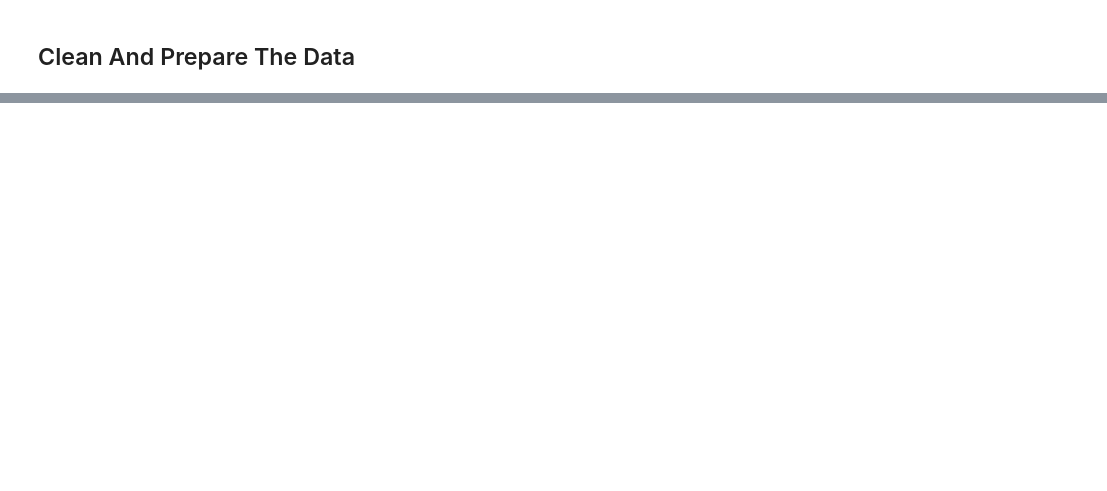
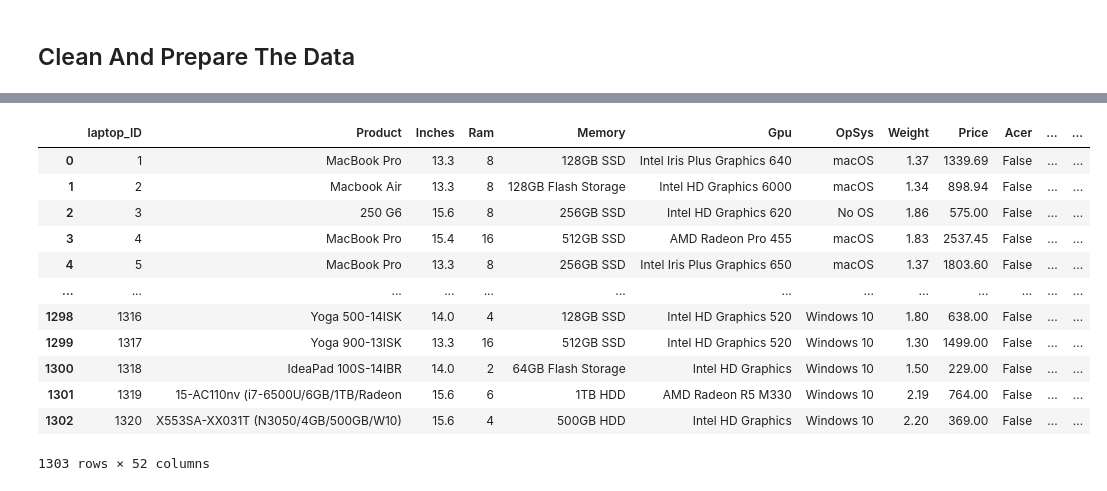
Before and after one commit to kaan4dev/laptopPricePrediction, a Jupyter notebook: df.ipynb, the cells around one changed output, grey strips where cells are left out. Saved outputs shown, nothing was run; the diff lists cells and outputs as text; code cells hidden in the pictures; blank space fills up the shorter version.

```diff
--- a/df.ipynb
+++ b/df.ipynb
@@ -37,0 +189,20 @@ df.rename(columns = {'Price_euros' : 'Price'}, inplace= True)
+# %%
+cpuCategories = pd.get_dummies(df.CpuBrand)
+cpuCategories.columns = [col + "_CPU" for col in cpuCategories.columns]
+
+df = df.join(cpuCategories)
+df.drop("CpuBrand", axis = 1)
+# %% [output]
+|  | laptop_ID | Product | Inches | Ram | Memory | Gpu | OpSys | Weight | Price | Acer | ... | ... |
+| 0 | 1 | MacBook Pro | 13.3 | 8 | 128GB SSD | Intel Iris Plus Graphics 640 | macOS | 1.37 | 1339.69 | False | ... | ... |
+| 1 | 2 | Macbook Air | 13.3 | 8 | 128GB Flash Storage | Intel HD Graphics 6000 | macOS | 1.34 | 898.94 | False | ... | ... |
+| 2 | 3 | 250 G6 | 15.6 | 8 | 256GB SSD | Intel HD Graphics 620 | No OS | 1.86 | 575.00 | False | ... | ... |
+| 3 | 4 | MacBook Pro | 15.4 | 16 | 512GB SSD | AMD Radeon Pro 455 | macOS | 1.83 | 2537.45 | False | ... | ... |
+| 4 | 5 | MacBook Pro | 13.3 | 8 | 256GB SSD | Intel Iris Plus Graphics 650 | macOS | 1.37 | 1803.60 | False | ... | ... |
+| ... | ... | ... | ... | ... | ... | ... | ... | ... | ... | ... | ... | ... |
+| 1298 | 1316 | Yoga 500-14ISK | 14.0 | 4 | 128GB SSD | Intel HD Graphics 520 | Windows 10 | 1.80 | 638.00 | False | ... | ... |
+| 1299 | 1317 | Yoga 900-13ISK | 13.3 | 16 | 512GB SSD | Intel HD Graphics 520 | Windows 10 | 1.30 | 1499.00 | False | ... | ... |
+| 1300 | 1318 | IdeaPad 100S-14IBR | 14.0 | 2 | 64GB Flash Storage | Intel HD Graphics | Windows 10 | 1.50 | 229.00 | False | ... | ... |
+| 1301 | 1319 | 15-AC110nv (i7-6500U/6GB/1TB/Radeon | 15.6 | 6 | 1TB HDD | AMD Radeon R5 M330 | Windows 10 | 2.19 | 764.00 | False | ... | ... |
+| 1302 | 1320 | X553SA-XX031T (N3050/4GB/500GB/W10) | 15.6 | 4 | 500GB HDD | Intel HD Graphics | Windows 10 | 2.20 | 369.00 | False | ... | ... |
+1303 rows × 52 columns
```
Also changed, not shown: parts of 19 cells of this notebook.
